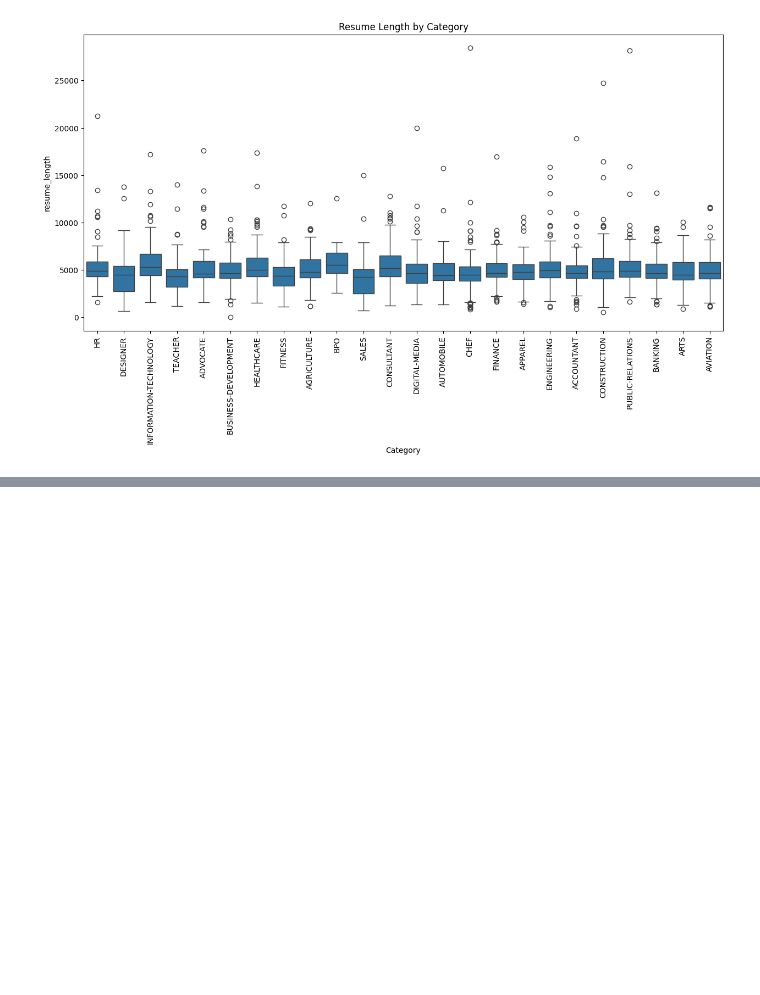
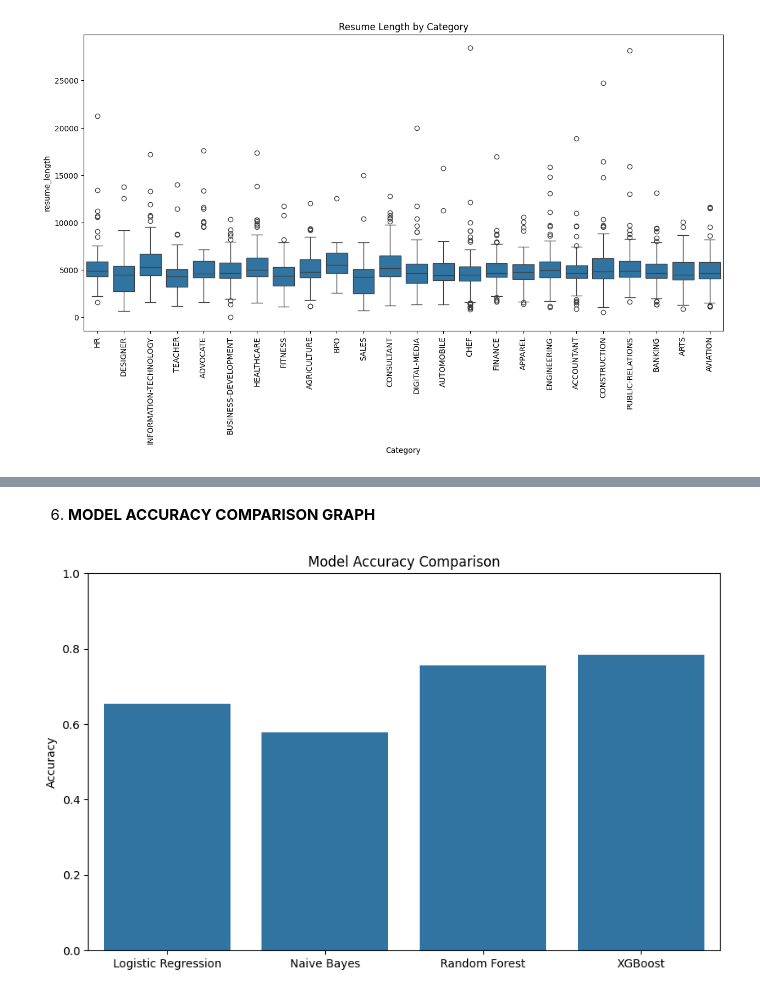
Before and after one commit to jannatul-fredaues/HireMind-AI, a Jupyter notebook: Data Preprocessing/HireMind_AI.ipynb, the cells around one changed output, grey strips where cells are left out. Drawn from its saved outputs; the diff is of its cells as text; code cells hidden in the pictures; blank space fills up the shorter version.

```diff
--- a/Data Preprocessing/HireMind_AI.ipynb
+++ b/Data Preprocessing/HireMind_AI.ipynb
@@ -372,0 +398,28 @@ plt.show()
+# %% [markdown]
+6. **MODEL ACCURACY COMPARISON GRAPH**
+# %%
+models = ['Logistic Regression', 'Naive Bayes', 'Random Forest', 'XGBoost']
+
+accuracies = [
+    accuracy_score(y_test, lr_preds),
+    accuracy_score(y_test, nb_preds),
+    accuracy_score(y_test, rf_preds),
+    accuracy_score(y_test, xgb_preds)
+]
+
+plt.figure(figsize=(10,6))
+
+sns.barplot(
+    x=models,
+    y=accuracies
+)
+
+plt.title("Model Accuracy Comparison")
+
+plt.ylabel("Accuracy")
+
+plt.ylim(0,1)
+
+plt.show()
+# %% [output]
+[figure, added]
```
Also changed, not shown: parts of 2 cells of this notebook.
